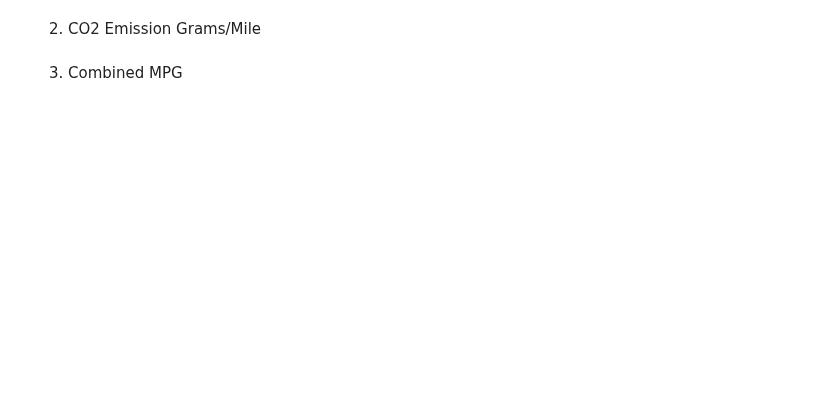
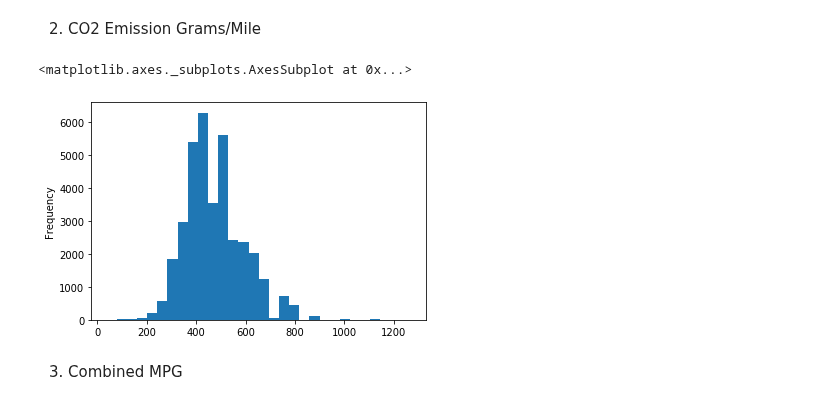
Before and after one commit to ta-data-lis/lab-probability-distributions, a Jupyter notebook: your-code/continuous.ipynb, the cells around one changed output. Drawn from its saved outputs; the diff is of its cells as text; code cells hidden in the pictures; blank space fills up the shorter version.

```diff
--- a/your-code/continuous.ipynb
+++ b/your-code/continuous.ipynb
@@ -86,3 +169,10 @@ Then plot the histograms for the following variables:
+# %%
+# your code here
+# plotting the histogram of CO2 Emission Grams/Mile
+vehicles["CO2 Emission Grams/Mile"].plot.hist(bins = 30)
+# %% [output]
+<matplotlib.axes._subplots.AxesSubplot at 0x...>
+[figure, added]
 # %% [markdown]
 3. Combined MPG
 # %%
```
Also changed, not shown: parts of 20 cells of this notebook.
